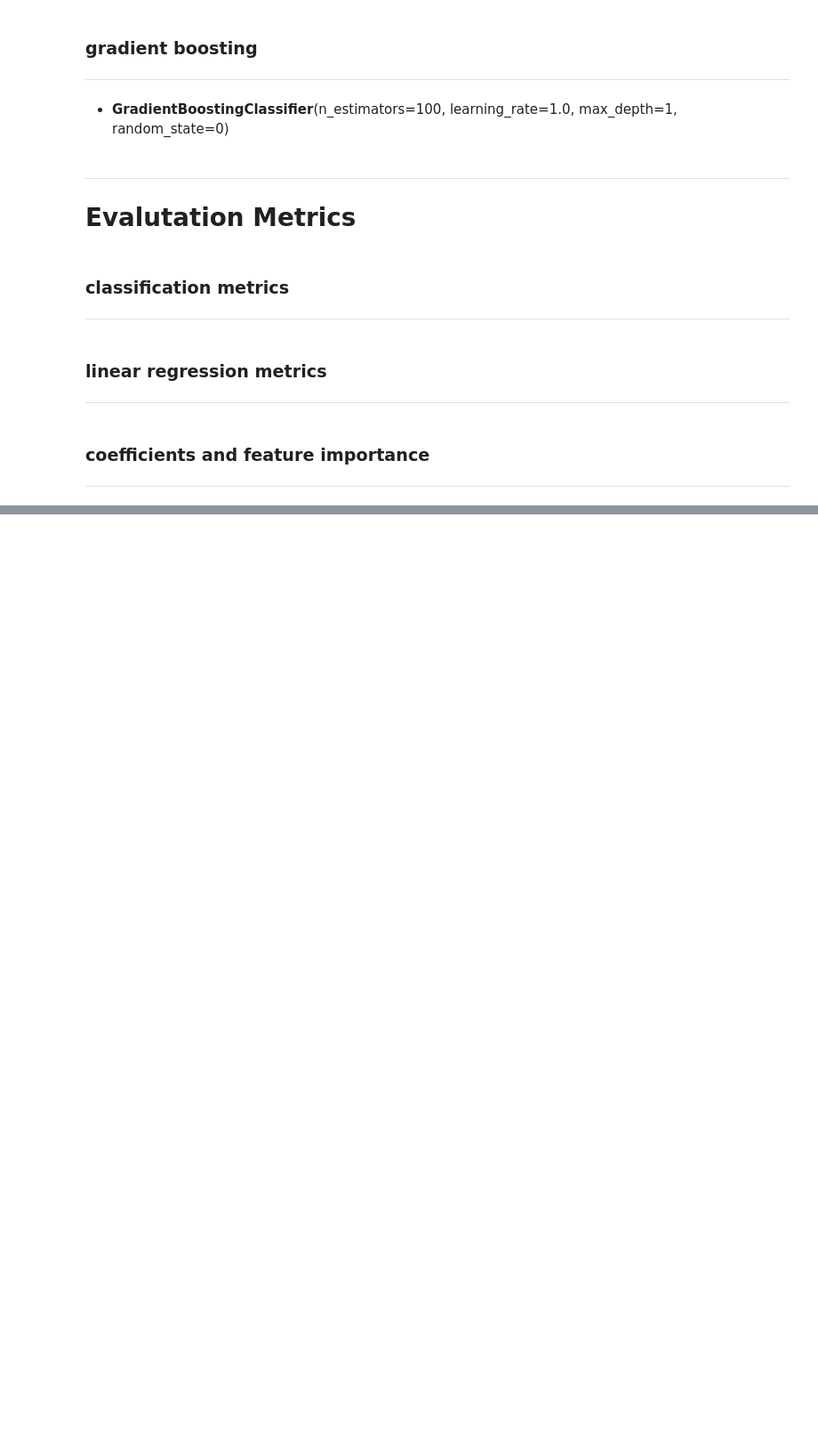
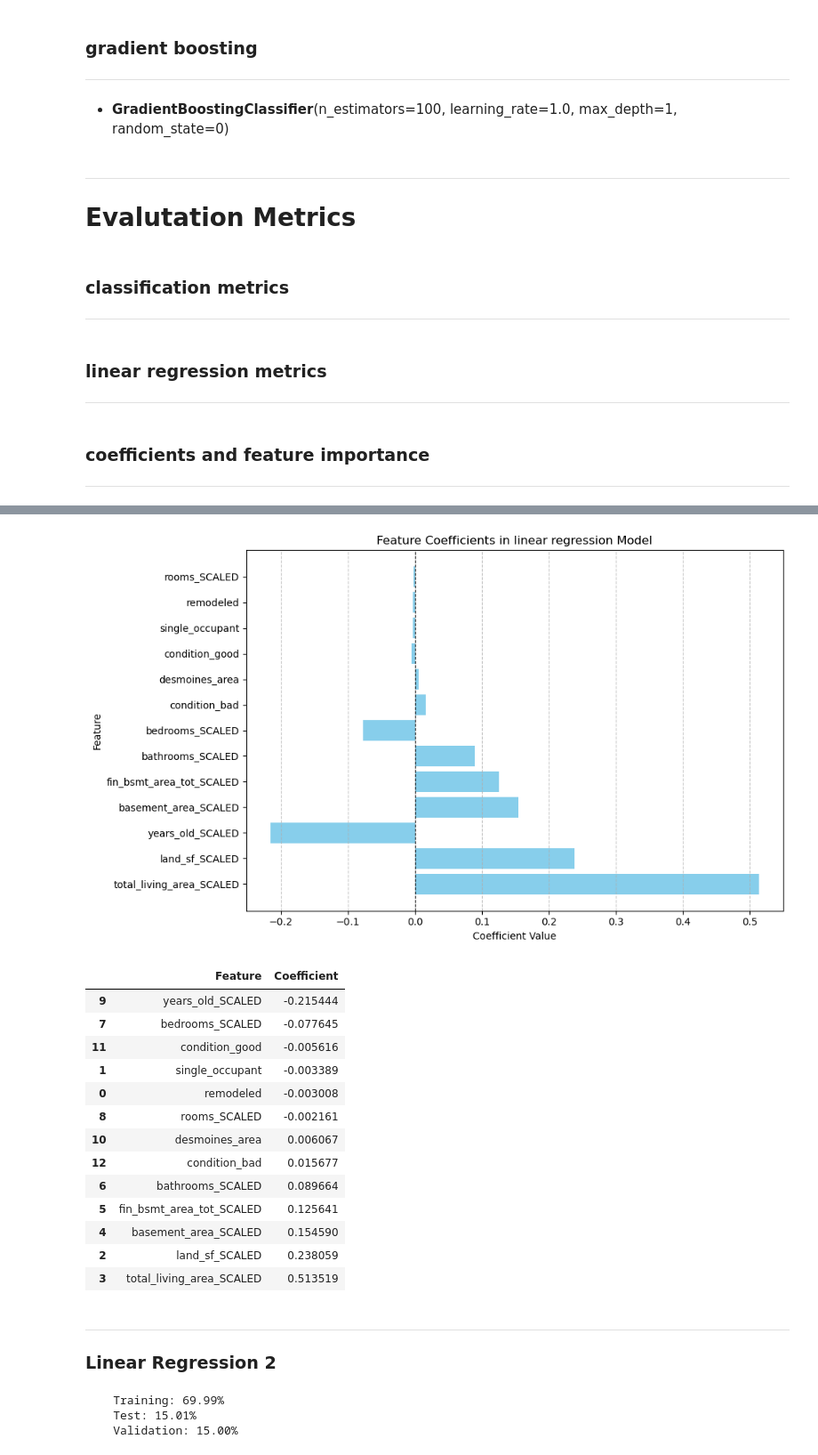
Before and after one commit to nataliebrown22/reference_code, a Jupyter notebook: code/machineLearning_models.ipynb, the cells around one changed output, grey strips where cells are left out. Shown at 89% size. Cells and saved outputs as stored; diff of their text form; code cells hidden in the pictures; blank space fills up the shorter version.

```diff
--- a/code/machineLearning_models.ipynb
+++ b/code/machineLearning_models.ipynb
@@ -471,7 +1192,12 @@ def evaluate_linear_regression(data, target, X_val, X_test, y_val, y_test, X_tra
 ---
 # %%
 # function to get coefficients
-def coefficients(df,target,model):
+def coefficients(df,target,model,model_type):
+
+    df = df.copy()
+
+    df.dropna(inplace=True)
+
     coefficients = model.coef_ # LogisticRegression stores coefficients as an array
     feature_names = df.drop(columns=[target]).columns  # Retrieve the feature names from the training data
 
@@ -496,0 +1259,30 @@ def coefficients(df,target,model):
+# %%
+coefficients(model_df,'price_SCALED',linreg,'linear regression')
+# %% [output]
+[figure, added]
+|  | Feature | Coefficient |
+| 9 | years_old_SCALED | -0.215444 |
+| 7 | bedrooms_SCALED | -0.077645 |
+| 11 | condition_good | -0.005616 |
+| 1 | single_occupant | -0.003389 |
+| 0 | remodeled | -0.003008 |
+| 8 | rooms_SCALED | -0.002161 |
+| 10 | desmoines_area | 0.006067 |
+| 12 | condition_bad | 0.015677 |
+| 6 | bathrooms_SCALED | 0.089664 |
+| 5 | fin_bsmt_area_tot_SCALED | 0.125641 |
+| 4 | basement_area_SCALED | 0.154590 |
+| 2 | land_sf_SCALED | 0.238059 |
+| 3 | total_living_area_SCALED | 0.513519 |
+# %% [markdown]
+---
+### Linear Regression 2
+# %%
+# run again with less features
+model_df_2 = model_df.drop(columns=['single_occupant','desmoines_area','basement_area_SCALED'])
+
+X_val, X_test, y_val, y_test, X_train, y_train, linreg_2 = linear_regression(model_df_2,'price_SCALED',.7)
+# %% [output]
+    Training: 69.99%
+    Test: 15.01%
+    Validation: 15.00%
```
Also changed, not shown: parts of 62 cells of this notebook, 1 other file.
